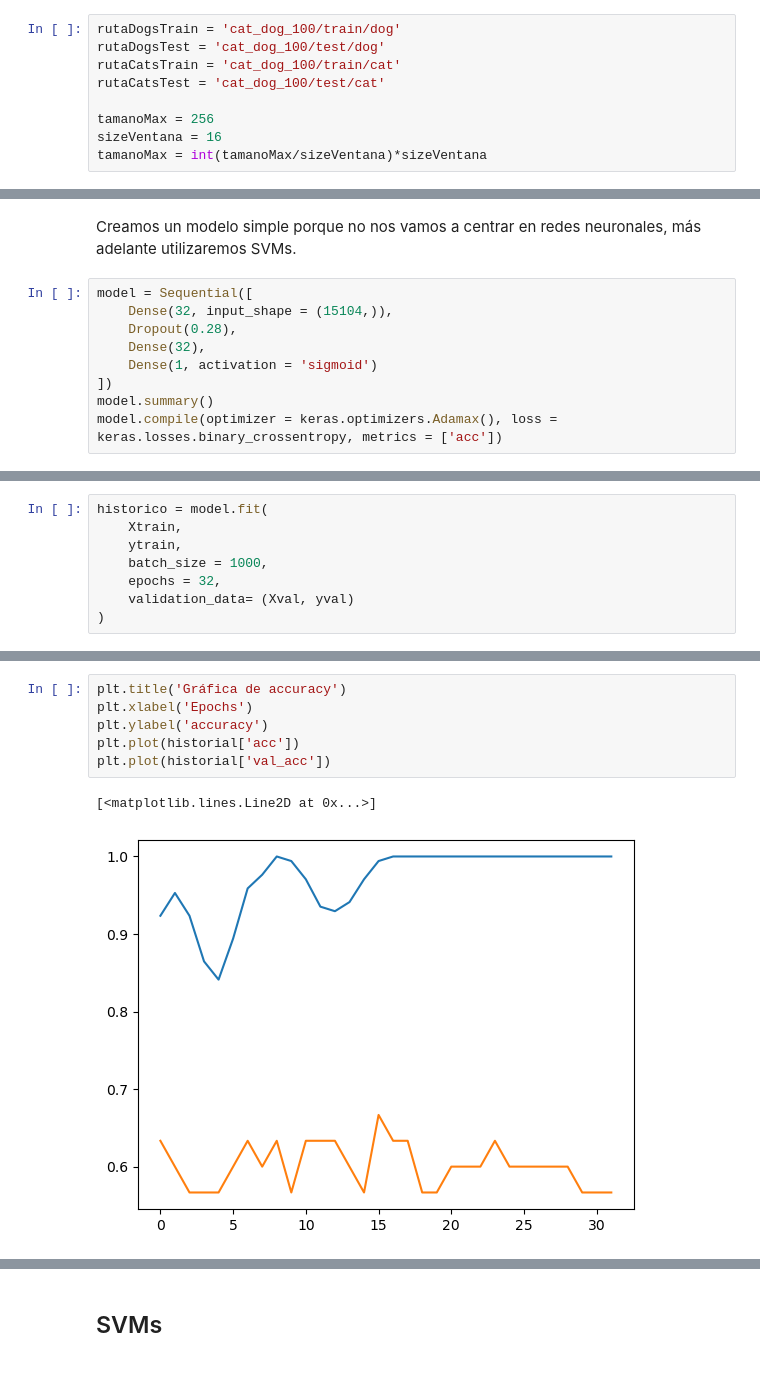
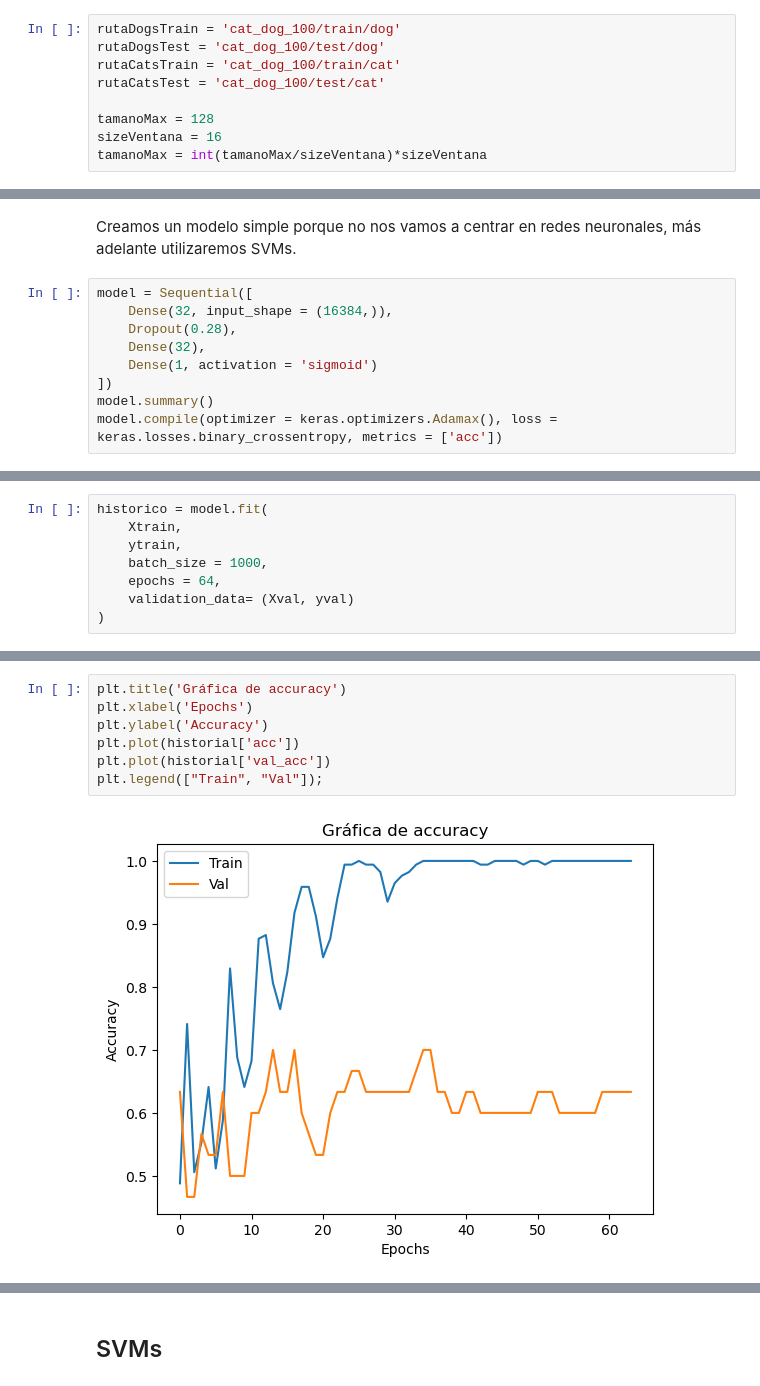
Before and after one commit to Fiuva/Dog-vs-Cat, a Jupyter notebook: Extraccion de caracteristicas 1.ipynb, the cells around one changed output, grey strips where cells are left out. Drawn from its saved outputs; the diff is of its cells as text.

```diff
--- a/Extraccion de caracteristicas 1.ipynb
+++ b/Extraccion de caracteristicas 1.ipynb
@@ -40,7 +40,7 @@ rutaDogsTest = 'cat_dog_100/test/dog'
 rutaCatsTrain = 'cat_dog_100/train/cat'
 rutaCatsTest = 'cat_dog_100/test/cat'
 
-tamanoMax = 256
+tamanoMax = 128
 sizeVentana = 16
 tamanoMax = int(tamanoMax/sizeVentana)*sizeVentana
 # %% [markdown]
@@ -169,7 +169,7 @@ Número de GPUs disponibles:  0
 Creamos un modelo simple porque no nos vamos a centrar en redes neuronales, más adelante utilizaremos SVMs.
 # %%
 model = Sequential([
-    Dense(32, input_shape = (15104,)),
+    Dense(32, input_shape = (16384,)),
     Dropout(0.28),
     Dense(32),
     Dense(1, activation = 'sigmoid')
@@ -199,7 +199,7 @@ historico = model.fit(
     Xtrain,
     ytrain,
     batch_size = 1000,
-    epochs = 32,
+    epochs = 64,
     validation_data= (Xval, yval)
 )
 # %% [output]
@@ -232,12 +233,12 @@ NameError: name 'historico' is not defined
 # %%
 plt.title('Gráfica de accuracy')
 plt.xlabel('Epochs')
-plt.ylabel('accuracy')
+plt.ylabel('Accuracy')
 plt.plot(historial['acc'])
 plt.plot(historial['val_acc'])
+plt.legend(["Train", "Val"]);
 # %% [output]
-[<matplotlib.lines.Line2D at 0x...>]
-[figure, old version]
+[figure, new version]
 # %%
 prediccion = model.predict(Xtest)
 aciertos = np.sum(np.round(prediccion) == ytest)
```
Also changed, not shown: parts of 11 cells of this notebook, 2 other files.
